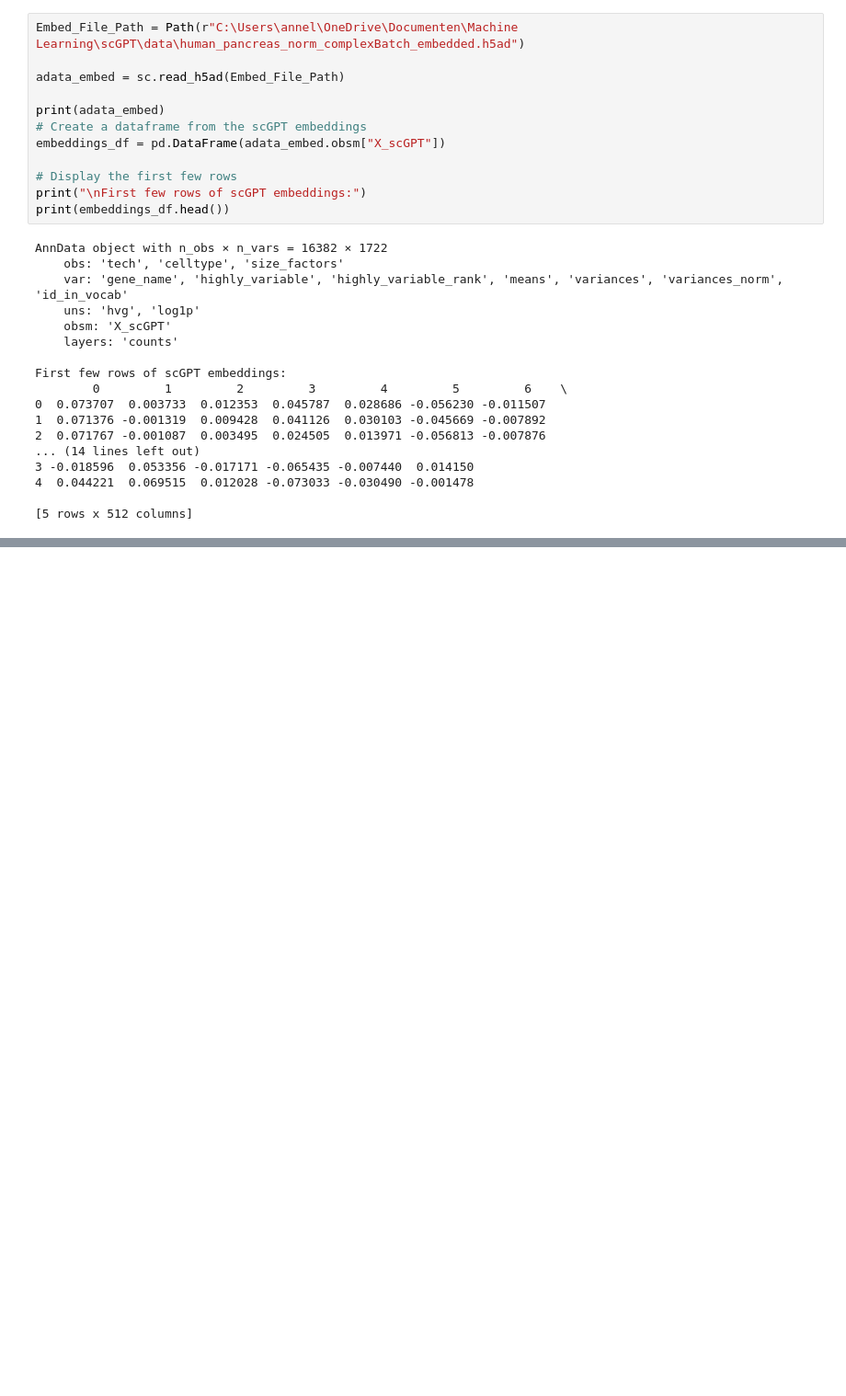
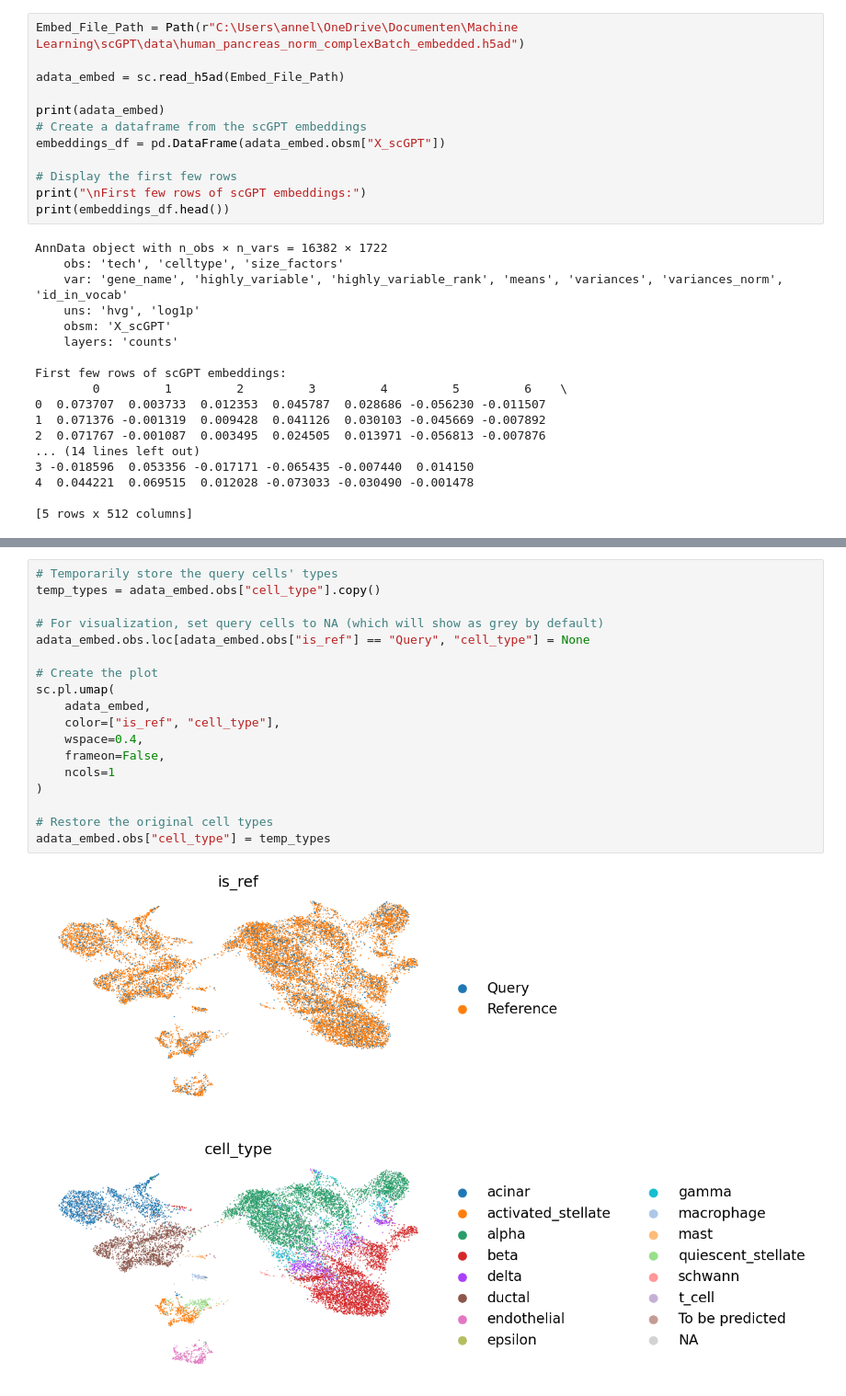
Before and after one commit to Amsel11/scGPT_tools, a Jupyter notebook: notebooks/Embed_analysis_hPancreas.ipynb, the cells around one changed output, grey strips where cells are left out. Shown at 92% size. Drawn from its saved outputs; the diff is of its cells as text; blank space fills up the shorter version.

```diff
--- a/notebooks/Embed_analysis_hPancreas.ipynb
+++ b/notebooks/Embed_analysis_hPancreas.ipynb
@@ -119,0 +119,20 @@ query_embeddings = adata_query.obsm["X_scGPT"]
+# %%
+# Temporarily store the query cells' types
+temp_types = adata_embed.obs["cell_type"].copy()
+
+# For visualization, set query cells to NA (which will show as grey by default)
+adata_embed.obs.loc[adata_embed.obs["is_ref"] == "Query", "cell_type"] = None
+
+# Create the plot
+sc.pl.umap(
+    adata_embed,
+    color=["is_ref", "cell_type"],
+    wspace=0.4,
+    frameon=False,
+    ncols=1
+)
+
+# Restore the original cell types
+adata_embed.obs["cell_type"] = temp_types
+# %% [output]
+[figure, added]
```
Also changed, not shown: parts of 13 cells of this notebook, 8 other files.
